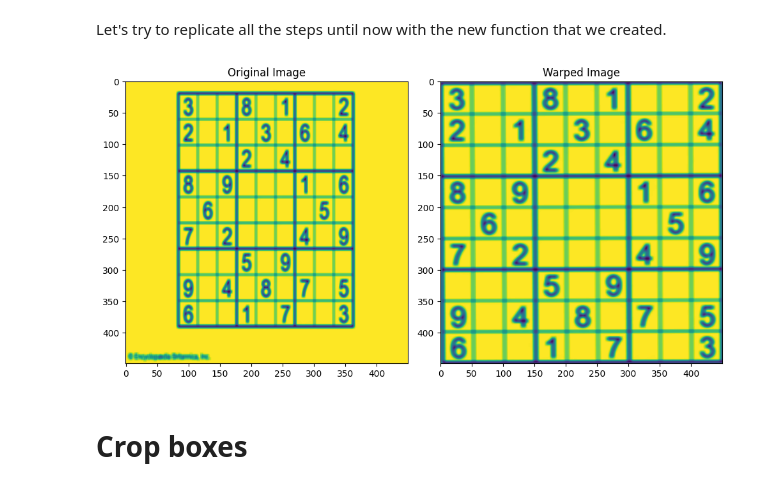
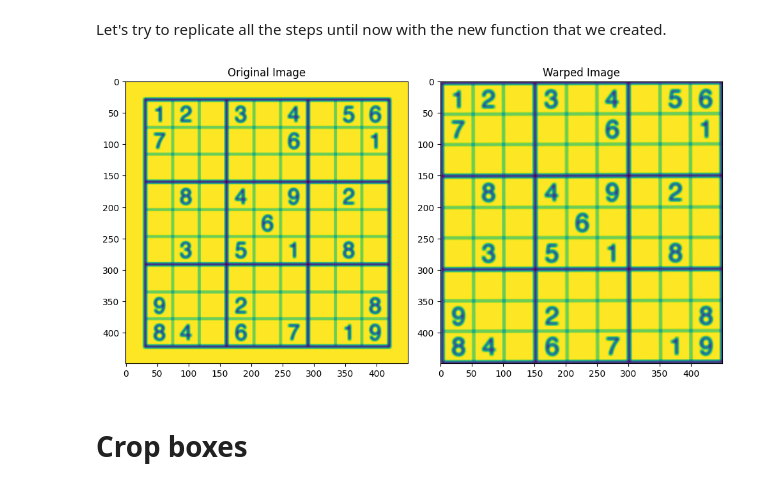
Before and after one commit to betopark97/sudoku-solver-app, a Jupyter notebook: grid-detection.ipynb, the cells around one changed output. Drawn from its saved outputs; the diff is of its cells as text; code cells hidden in the pictures.

Commit message:
finish sudoku solving function

```diff
--- a/grid-detection.ipynb
+++ b/grid-detection.ipynb
@@ -173,33 +173,33 @@ def get_contour_corners(image:np.array) -> np.array:
 Let's try to replicate all the steps until now with the new function that we created.
 # %%
 # Real Sudoku Grid
-# file_path = './images/toy/2022-us-sudoku-grand-prix-round.png'
+file_path = './images/toy/2022-us-sudoku-grand-prix-round.png'
 # file_path = './images/sudoku-box/_301_1282737.jpeg'
-file_path = './images/toy/sudoku-puzzle-games.jpg'
+# file_path = './images/toy/sudoku-puzzle-games.jpg'
 
 image = cv2.imread(file_path)
 grid_image = preprocess_grid(image)
 image_copy = grid_image.copy()
 contour_corners = get_contour_corners(image_copy)
 sorted_corners = sort_corners(contour_corners)
 targeted_corners = target_corners(image_copy)
 perspective_matrix = cv2.getPerspectiveTransform(sorted_corners, targeted_corners)
 warped_image = cv2.warpPerspective(image_copy, perspective_matrix, image_copy.shape[:2])
 
 plt.figure(figsize=(10, 10))
 
 plt.subplot(1, 2, 1)
 plt.imshow(image_copy)
 plt.title('Original Image')
 
 plt.subplot(1, 2, 2)
 plt.imshow(warped_image)
 plt.title('Warped Image')
 
 plt.tight_layout()
 plt.show()
 # %% [output]
-[figure, old version]
+[figure, new version]
 # %% [markdown]
 # Crop boxes
 # %% [markdown]
```
Also changed, not shown: parts of 8 cells of this notebook.
